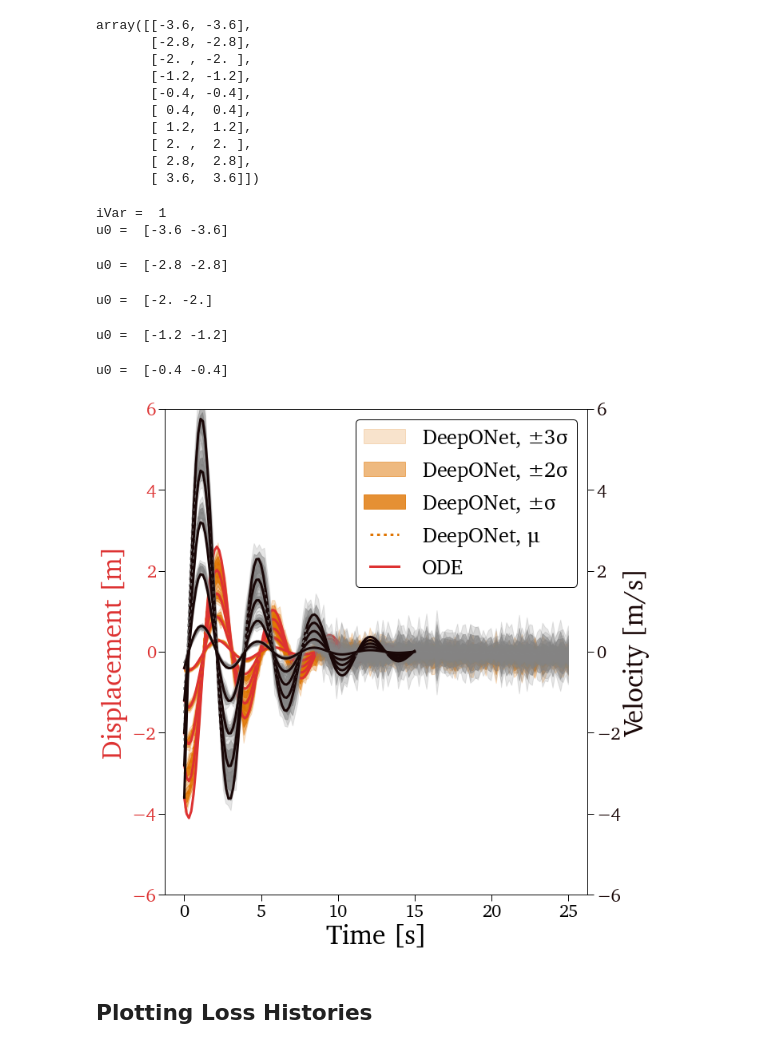
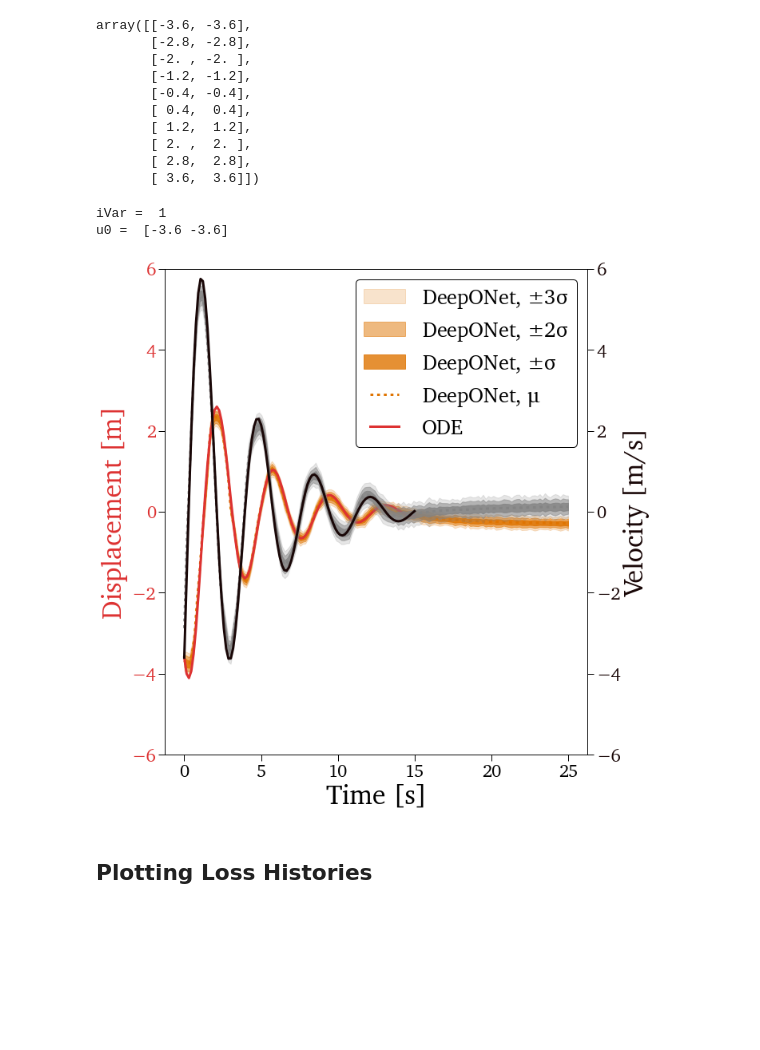
Before and after one commit to sandialabs/romnet, a Jupyter notebook: scripts/postprocessing/MassSpringDamper/DeepONet/Predict_ProbDeepONet.ipynb, the cells around one changed output. Cells and saved outputs as stored; diff of their text form; code cells hidden in the pictures; blank space fills up the shorter version.

```diff
--- a/scripts/postprocessing/MassSpringDamper/DeepONet/Predict_ProbDeepONet.ipynb
+++ b/scripts/postprocessing/MassSpringDamper/DeepONet/Predict_ProbDeepONet.ipynb
@@ -54,8 +54,8 @@ Params = np.array([1.0, 0.5, 3.0], dtype=np.float64)
 # %% [markdown]
 ## Defining Input Data
 # %%
-path_to_run_fld = os.path.join(WORKSPACE_PATH, 'ROMNet/MSD_50Cases_wNoise_All_5em2t/DeepONet/Run_6/')
-#path_to_run_fld = os.path.join(WORKSPACE_PATH, 'ROMNet/MSD_50Cases_wNoise_All_5em2t/VI_DeepONet/Run_6/')
+path_to_run_fld = os.path.join(WORKSPACE_PATH, 'ROMNet/MSD_50Cases_wNoise_All_5em2t/DeepONet/Run_8/')
+# path_to_run_fld = os.path.join(WORKSPACE_PATH, 'ROMNet/MSD_50Cases_wNoise_All_5em2t/VI_DeepONet/Run_13/')
 
 FigDir          = os.path.join(WORKSPACE_PATH, '../Desktop/Paper_Figures_DeepONet_TEMP/')
 
@@ -63,7 +63,7 @@ FigDir          = os.path.join(WORKSPACE_PATH, '../Desktop/Paper_Figures_DeepONe
 TrainingCases   = [0]#[0,2,4,6,8]
 TestCases       = [0,2,4]#[0,2]
 
-NSamples        = 200
+NSamples        = 1500
 
 Nt              = 100
 tout            = np.linspace(0.,15.,Nt)
@@ -187,7 +187,7 @@ for iVar in range(1,len(VarNames)):
 iSim     = 0
 fig, ax1 = plt.subplots()
 ax2      = ax1.twinx()  # instantiate a second axes that shares the same x-axis
-for iTest in [0,1,2,3,4]:
+for iTest in [0]:#,1,2,3,4]:
 
     print('u0 = ', u[iTest,:])
 
@@ -251,38 +251,34 @@ for iTest in [0,1,2,3,4]:
     ax2.fill_between(tPred[:,0], yMat_m1[:,iVar], yMat_p1[:,iVar], alpha=.8, color='#848484', label=None)
     ax2.plot(tPred, yMat_mean[:,iVar], ':', color='#848484',  label=None)
     ax2.plot(tOrig, yMatOrig[:,iVar],  '-', color=color,      label=None)
 
     iSim += 1
 
 
 ax1.set_xlabel('Time [s]', size=34)
 ax1.set_ylabel('Displacement [m]', color=ColorVec[1], size=34)
 ax1.tick_params(axis='y', labelcolor=ColorVec[1])
 ax1.set_ylim([-6.,6.])
 
 color = 'k'
 ax2.set_ylabel('Velocity [m/s]', color=ColorVec[0], size=34)  # we already handled the x-label with ax1
 ax2.tick_params(axis='y', labelcolor=ColorVec[0])
 ax2.set_ylim([-6.,6.])
 
 ax1.legend()
 
 fig.tight_layout()  # otherwise the right y-label is slightly clipped
 
 if (FigDir):
     plt.savefig(FigDir+'/MSD_TrainedDynamics_DeepONet_Dropout.png', format='png', bbox_inches='tight')
     #plt.savefig(FigDir+'/MSD_TrainedDynamics_PINN.eps', format='eps', bbox_inches='tight')
     #plt.savefig(FigDir+'/MSD_TrainedDynamics_SVD.eps', format='eps', bbox_inches='tight')
     #plt.savefig(FigDir+'/MSD_TrainedDynamics_PCA_All.eps', format='eps', bbox_inches='tight')
     pass
 # %% [output]
 iVar =  1
 u0 =  [-3.6 -3.6]
-u0 =  [-2.8 -2.8]
-u0 =  [-2. -2.]
-u0 =  [-1.2 -1.2]
-u0 =  [-0.4 -0.4]
-[figure, old version]
+[figure, new version]
 # %%
 ### EXPERIMENTING
 
```
Also changed, not shown: parts of 5 cells of this notebook, 34 other files.
